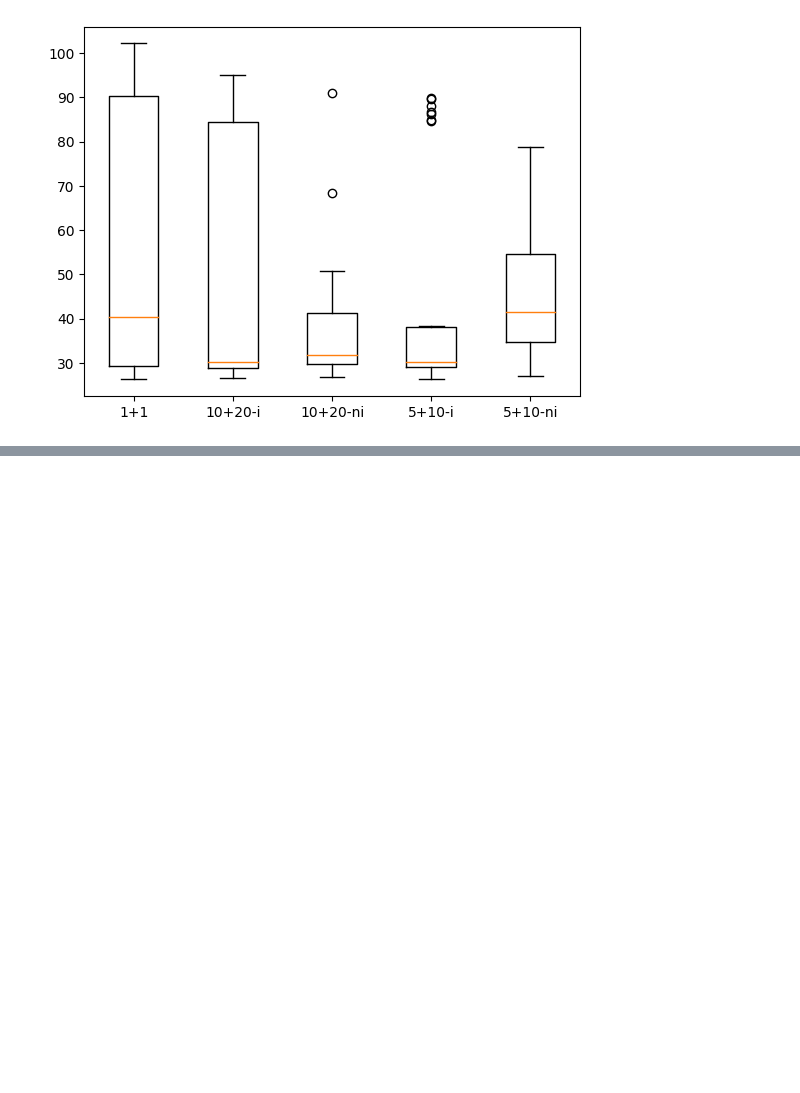
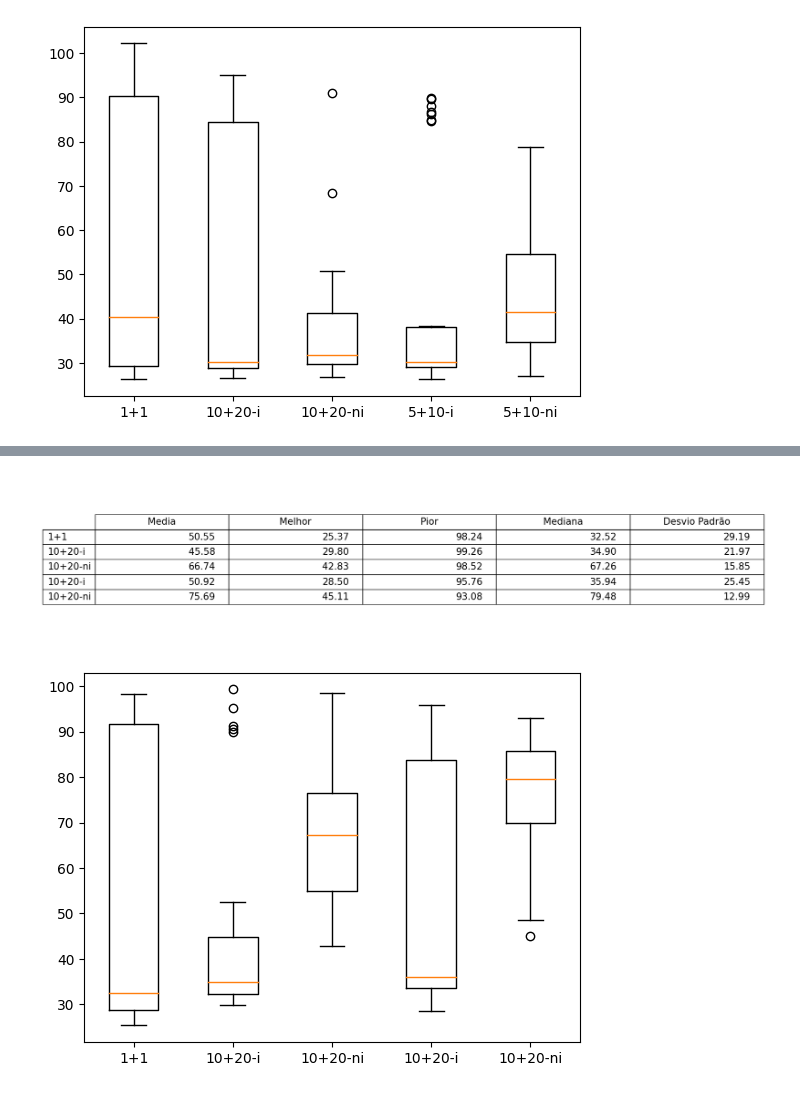
Before and after one commit to Patrick448/estudos-iniciacao-cientifica, a Jupyter notebook: GRN/grn_es_algorithm_comparison.ipynb, the cells around one changed output, grey strips where cells are left out. Saved outputs shown, nothing was run; the diff lists cells and outputs as text; code cells hidden in the pictures; blank space fills up the shorter version.

Commit message:
Análise lsoda, 20000 iteraçõs, 5 variáveis

```diff
--- a/GRN/grn_es_algorithm_comparison.ipynb
+++ b/GRN/grn_es_algorithm_comparison.ipynb
@@ -57,0 +64,5 @@ plot_results(f'comparison-30runs-200000it.csv',5)
+# %%
+plot_results(f'comparison-30runs-20000it_LSODA.csv',5)
+# %% [output]
+[figure, added]
+[figure, added]
```
Also changed, not shown: parts of 3 cells of this notebook, 2 other files.
